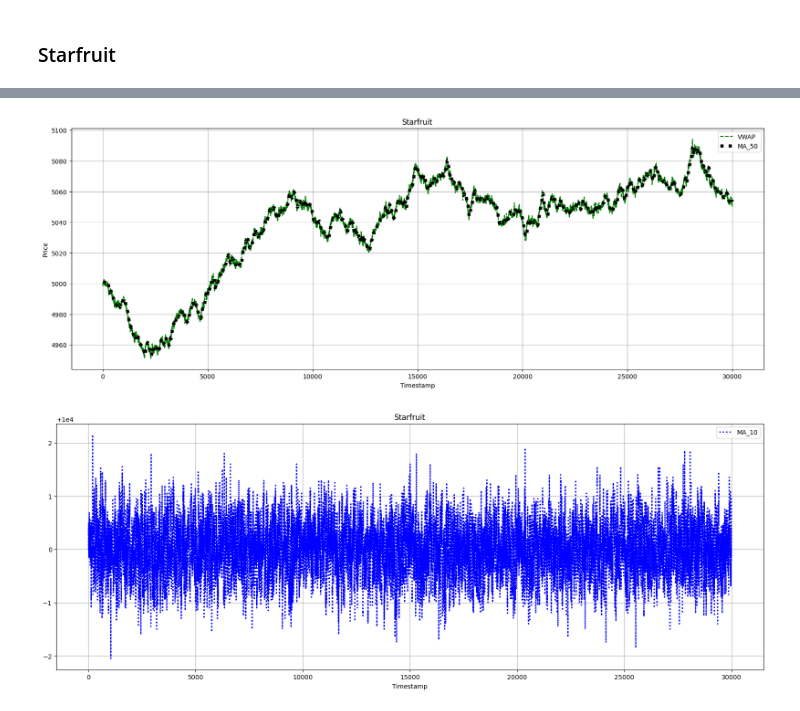
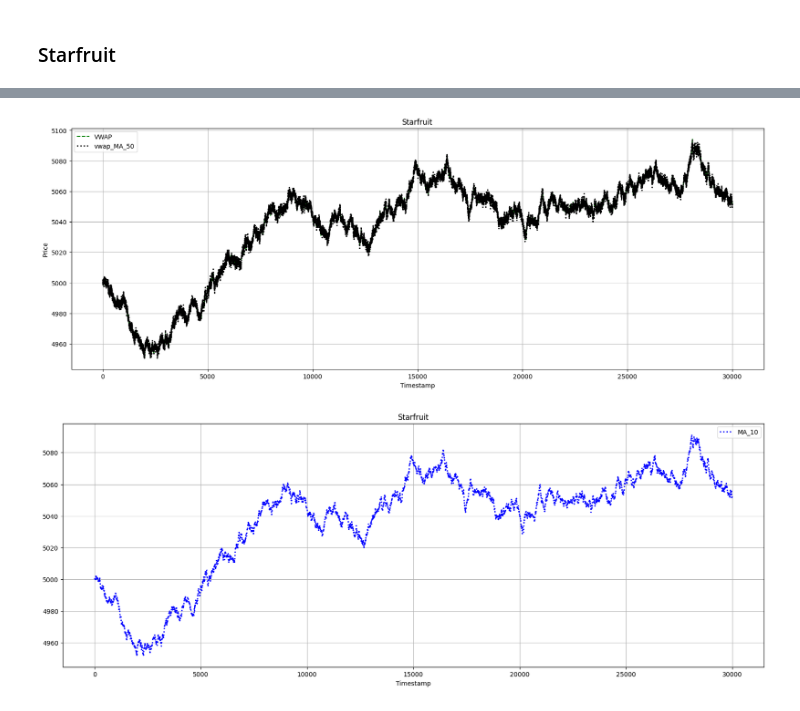
Before and after one commit to WiJoWill/IMC2024Will, a Jupyter notebook: data_analysis.ipynb, the cells around one changed output, grey strips where cells are left out. Drawn from its saved outputs; the diff is of its cells as text; code cells hidden in the pictures.

```diff
--- a/data_analysis.ipynb
+++ b/data_analysis.ipynb
@@ -75,3 +76,17 @@ def calculate_imbalance(dataframe):
+# %%
+def calculate_mean_best(dataframe):
+    dataframe.fillna(0, inplace = True)
+
+    best_bid, best_ask = float('-inf'),  float('inf')
+
+    for i in range(1, 4):  # Assuming 3 levels as per your DataFrame structure
+        bid_price_col = f'bid_price_{i}'
+        ask_price_col = f'ask_price_{i}'
+        bid = dataframe[bid_price_col] if dataframe[bid_price_col] else float('-inf')
+        ask = dataframe[ask_price_col] if dataframe[ask_price_col] else float('inf')
+        best_bid = max(best_bid, bid)
+        best_ask = min(best_ask, ask)
+    return (best_bid + best_ask) / 2
 # %%
 df['vwap'] = df.apply(calculate_vwap, axis = 1)
 df_amethyst['vwap'] = df_amethyst.apply(calculate_vwap, axis = 1)
@@ -176,8 +200,8 @@ df_starfruit['mid_MA_50'] = df_starfruit['mid_price'].rolling(50).mean()
 df_starfruit['mid_MA_30'] = df_starfruit['mid_price'].rolling(30).mean()
 df_starfruit['mid_MA_10'] = df_starfruit['mid_price'].rolling(10).mean()
 
-df_starfruit['vwap_MA_50'] = df_starfruit['vwap'].rolling(50).mean()
-df_starfruit['vwap_MA_30'] = df_starfruit['vwap'].rolling(30).mean()
+df_starfruit['vwap_MA_5'] = df_starfruit['vwap'].rolling(5).mean()
+df_starfruit['vwap_MA_3'] = df_starfruit['vwap'].rolling(3).mean()
 df_starfruit['vwap_MA_10'] = df_starfruit['vwap'].rolling(10).mean()
 
 df_starfruit['spread'] = df_starfruit['bid_price_1'] - df_starfruit['ask_price_1']
@@ -191,5 +215,7 @@ df_starfruit['vwap_diff_5'] = df_starfruit['vwap'].diff(periods = 5)
 df_starfruit['imbalance_volume_signed'] = df_starfruit['imbalance_volume'] * df_starfruit['imbalance_volume_flag']
 
 
+df_starfruit['best_mean'] = df_starfruit.apply(calculate_mean_best, axis = 1)
+
 
 df_starfruit.describe()
@@ -211,7 +226,7 @@ plt.plot(df_starfruit['vwap'], label = 'VWAP', color = 'g', linestyle='--')
 #plt.plot(df_starfruit['mid_price'], label = 'Mid Price', color = 'r')
 # plt.plot(df_starfruit['MA_10'], label = 'MA_10', color = 'b', linewidth = 2, linestyle = 'dotted')
 # plt.plot(df_starfruit['MA_30'], label = 'MA_30', color = 'y', linewidth = 2, linestyle = 'dotted')
-plt.plot(df_starfruit['vwap_MA_50'], label = 'vwap_MA_50', color = 'k', linewidth = 5, linestyle = 'dotted')
+plt.plot(df_starfruit['best_mean'], label = 'vwap_MA_50', color = 'k', linewidth = 2, linestyle = 'dotted')
 
 plt.title('Starfruit')
 plt.xlabel('Timestamp')
@@ -220,24 +235,24 @@ plt.legend()
 plt.grid(True)
 plt.show()
 # %% [output]
-[figure, old version]
+[figure, new version]
 # %%
 #df_amethyst.set_index('global_timestamp', inplace=True)
 plt.figure(figsize=(20, 7))
 # plt.plot(df_starfruit['spread'], label = 'spread', color = 'g', linestyle='--')
 # plt.plot(df_starfruit['imbalance_volume'] * df_amethyst['imbalance_volume_flag'], label = 'imbalance volume', color = 'r')
-plt.plot(df_amethyst['mid_MA_10'], label = 'MA_10', color = 'b', linewidth = 2, linestyle = 'dotted')
-# plt.plot(df_amethyst['MA_30'], label = 'MA_30', color = 'y', linewidth = 2, linestyle = 'dotted')
-# plt.plot(df_amethyst['MA_50'], label = 'MA_50', color = 'k', linewidth = 2, linestyle = 'dotted')
+plt.plot(df_starfruit['mid_MA_10'], label = 'MA_10', color = 'b', linewidth = 2, linestyle = 'dotted')
+# plt.plot(df_starfruit['MA_30'], label = 'MA_30', color = 'y', linewidth = 2, linestyle = 'dotted')
+# plt.plot(df_starfruit['MA_50'], label = 'MA_50', color = 'k', linewidth = 2, linestyle = 'dotted')
 
 
 plt.title('Starfruit')
 plt.xlabel('Timestamp')
 plt.legend()
 plt.grid(True)
 plt.show()
 # %% [output]
-[figure, old version]
+[figure, new version]
 # %%
 corr_columns = ['timestamp', 'mid_price', 'vwap', 'imbalance_volume', 'spread', 'mid_price_diff_1',
                  'mid_price_diff_5', 'vwap_diff_1', 'vwap_diff_5', 'imbalance_volume_signed', 'mid_MA_10',
```
Also changed, not shown: parts of 10 cells of this notebook, 5 other files.
